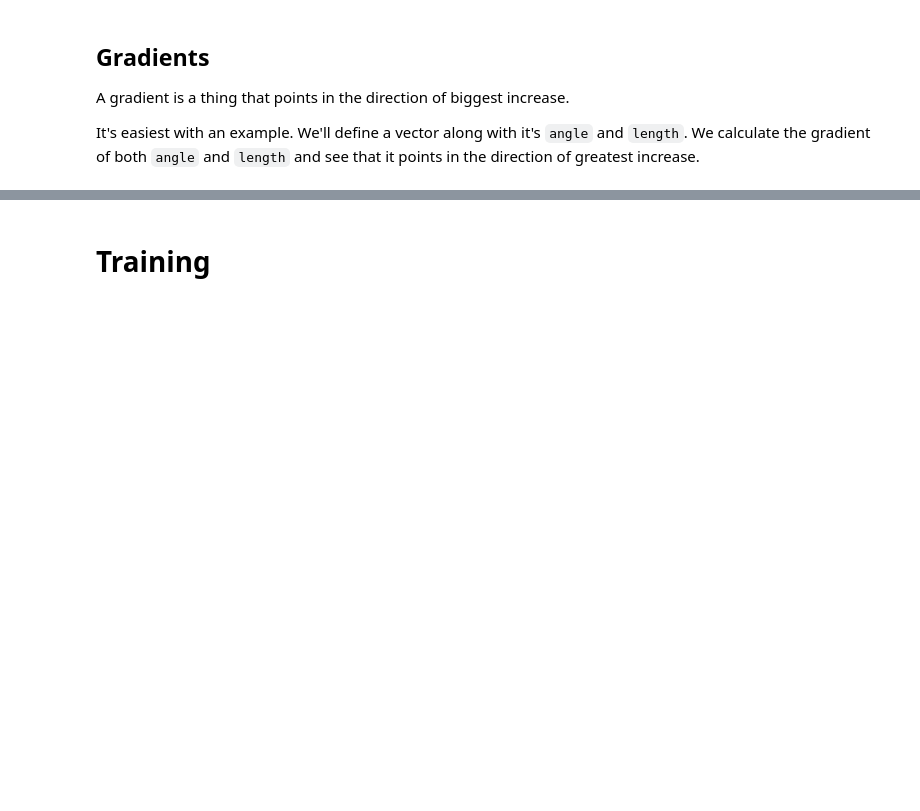
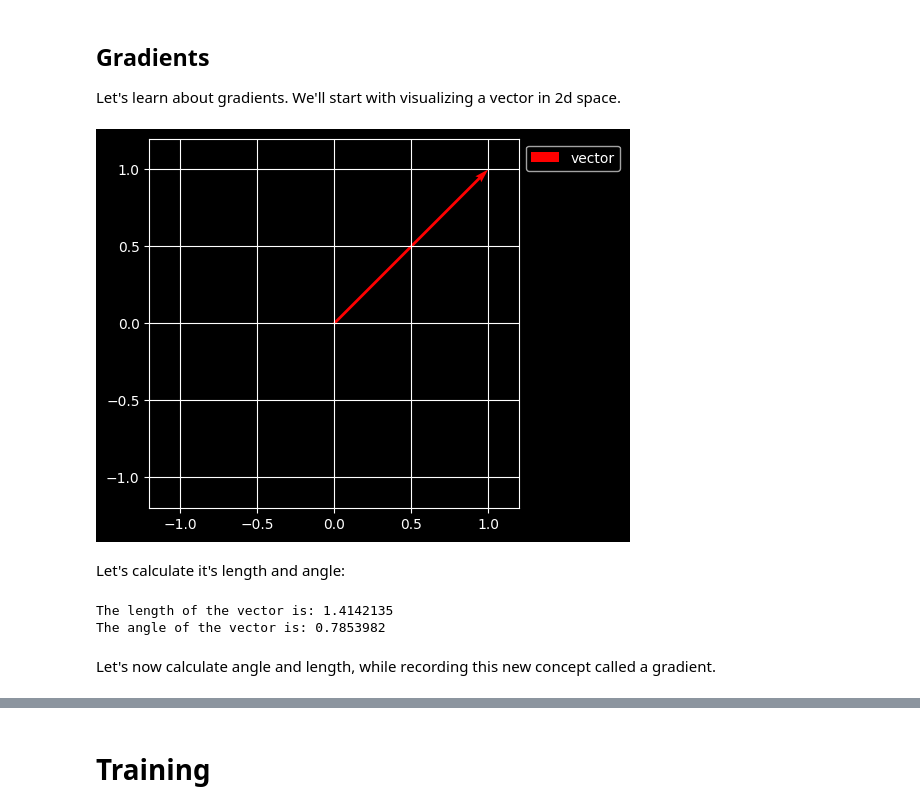
Before and after one commit to JacksonRudd/dl, a Jupyter notebook: mnist/3_training.ipynb, the cells around one changed output, grey strips where cells are left out. Drawn from its saved outputs; the diff is of its cells as text; code cells hidden in the pictures; blank space fills up the shorter version.

```diff
--- a/mnist/3_training.ipynb
+++ b/mnist/3_training.ipynb
@@ -1,6 +0,0 @@
-# %% [markdown]
-## Gradients
-
-A gradient is a thing that points in the direction of biggest increase.
-
-It's easiest with an example. We'll define a vector along with it's `angle` and `length`. We calculate the gradient of both `angle` and `length` and see that it points in the direction of greatest increase.
@@ -6,0 +3,29 @@ It's easiest with an example. We'll define a vector along with it's `angle` and
+# %% [markdown]
+## Gradients
+
+Let's learn about gradients. We'll start with visualizing a vector in 2d space.
+# %%
+from dlib.helper import VectorScene
+import tensorflow as tf
+
+vector = tf.Variable([1.0,1.0])
+
+scene = VectorScene()
+(scene
+ .add_vector(vector, color='r', name='vector')
+ .display()
+ )
+# %% [output]
+[figure, added]
+# %% [markdown]
+Let's calculate it's length and angle:
+# %%
+length = tf.sqrt(tf.reduce_sum(vector*vector))
+angle = tf.atan2(vector[1], vector[0])
+print('The length of the vector is:', length.numpy())
+print('The angle of the vector is:', angle.numpy())
+# %% [output]
+The length of the vector is: 1.4142135
+The angle of the vector is: 0.7853982
+# %% [markdown]
+Let's now calculate angle and length, while recording this new concept called a gradient.
```
Also changed, not shown: parts of 30 cells of this notebook, 1 other file.
